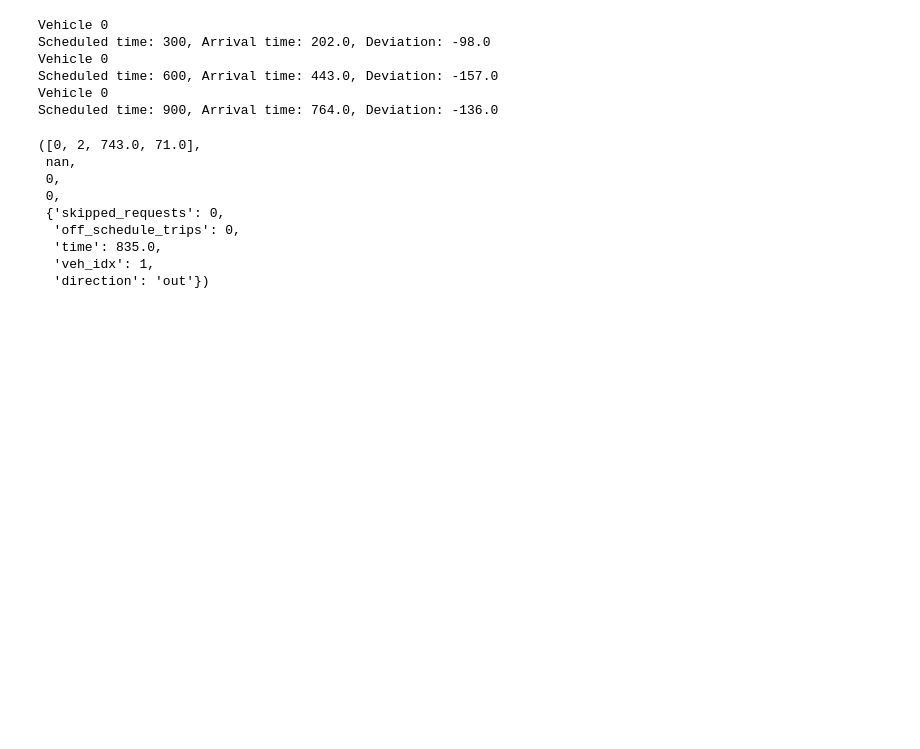
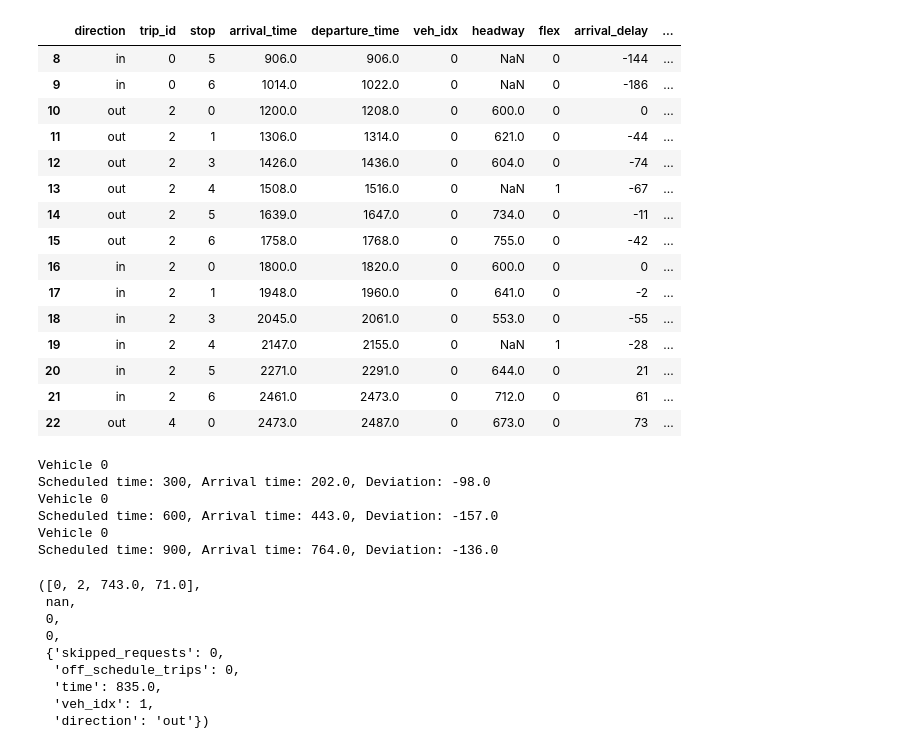
Before and after one commit to joerovar/flex-bus-sim, a Jupyter notebook: play.ipynb, the cells around one changed output. Cells and saved outputs as stored; diff of their text form; code cells hidden in the pictures; blank space fills up the shorter version.

```diff
--- a/play.ipynb
+++ b/play.ipynb
@@ -3,0 +265,6 @@ import random
+# %%
+vehs = episode_history['vehicles'].copy()
+vehs['arrival_delay'] = (vehs['arrival_time']-vehs['scheduled_time']).astype(int)
+vehs['departure_delay'] = (vehs['departure_time']-vehs['scheduled_time']).astype(int)
+vehs = vehs.drop(columns=['scheduled_time', 'load', 'boardings', 'alightings'])
+state = episode_history['state'].copy()
@@ -4,3 +311,22 @@ import random
+# %%
+vehs[(vehs['arrival_time'].between(900, 2500)) & (vehs['veh_idx']==0)]
+# %% [output]
+|  | direction | trip_id | stop | arrival_time | departure_time | veh_idx | headway | flex | arrival_delay | ... |
+| 8 | in | 0 | 5 | 906.0 | 906.0 | 0 | NaN | 0 | -144 | ... |
+| 9 | in | 0 | 6 | 1014.0 | 1022.0 | 0 | NaN | 0 | -186 | ... |
+| 10 | out | 2 | 0 | 1200.0 | 1208.0 | 0 | 600.0 | 0 | 0 | ... |
+| 11 | out | 2 | 1 | 1306.0 | 1314.0 | 0 | 621.0 | 0 | -44 | ... |
+| 12 | out | 2 | 3 | 1426.0 | 1436.0 | 0 | 604.0 | 0 | -74 | ... |
+| 13 | out | 2 | 4 | 1508.0 | 1516.0 | 0 | NaN | 1 | -67 | ... |
+| 14 | out | 2 | 5 | 1639.0 | 1647.0 | 0 | 734.0 | 0 | -11 | ... |
+| 15 | out | 2 | 6 | 1758.0 | 1768.0 | 0 | 755.0 | 0 | -42 | ... |
+| 16 | in | 2 | 0 | 1800.0 | 1820.0 | 0 | 600.0 | 0 | 0 | ... |
+| 17 | in | 2 | 1 | 1948.0 | 1960.0 | 0 | 641.0 | 0 | -2 | ... |
+| 18 | in | 2 | 3 | 2045.0 | 2061.0 | 0 | 553.0 | 0 | -55 | ... |
+| 19 | in | 2 | 4 | 2147.0 | 2155.0 | 0 | NaN | 1 | -28 | ... |
+| 20 | in | 2 | 5 | 2271.0 | 2291.0 | 0 | 644.0 | 0 | 21 | ... |
+| 21 | in | 2 | 6 | 2461.0 | 2473.0 | 0 | 712.0 | 0 | 61 | ... |
+| 22 | out | 4 | 0 | 2473.0 | 2487.0 | 0 | 673.0 | 0 | 73 | ... |
 # %%
 env = EnvironmentManager()
 env.start_vehicles()
```
Also changed, not shown: parts of 22 cells of this notebook, 12 other files.
